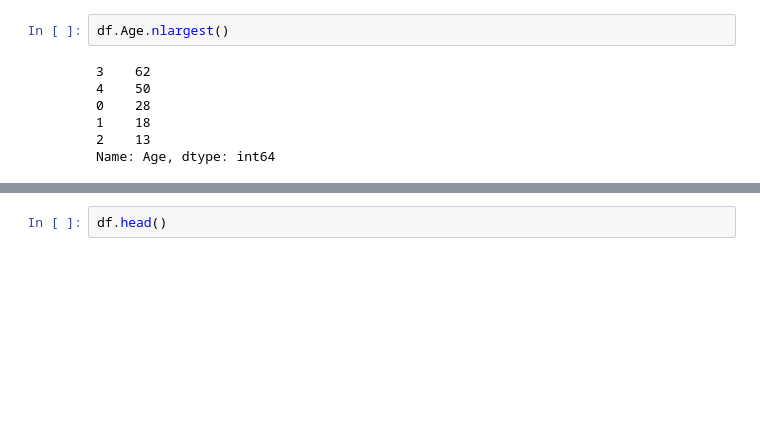
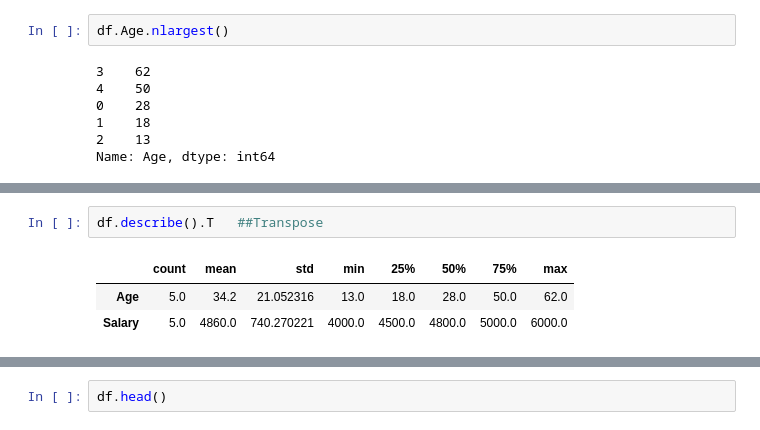
Before and after one commit to karthik-k11/Data-Science-Libraries-Practice, a Jupyter notebook: Pandas_Practice.ipynb, the cells around one changed output, grey strips where cells are left out. Drawn from its saved outputs; the diff is of its cells as text; blank space fills up the shorter version.

```diff
--- a/Pandas_Practice.ipynb
+++ b/Pandas_Practice.ipynb
@@ -187,0 +200,6 @@ Name: Age, dtype: int64
+# %%
+df.describe().T   ##Transpose
+# %% [output]
+|  | count | mean | std | min | 25% | 50% | 75% | max |
+| Age | 5.0 | 34.2 | 21.052316 | 13.0 | 18.0 | 28.0 | 50.0 | 62.0 |
+| Salary | 5.0 | 4860.0 | 740.270221 | 4000.0 | 4500.0 | 4800.0 | 5000.0 | 6000.0 |
```
Also changed, not shown: parts of 2 cells of this notebook.
